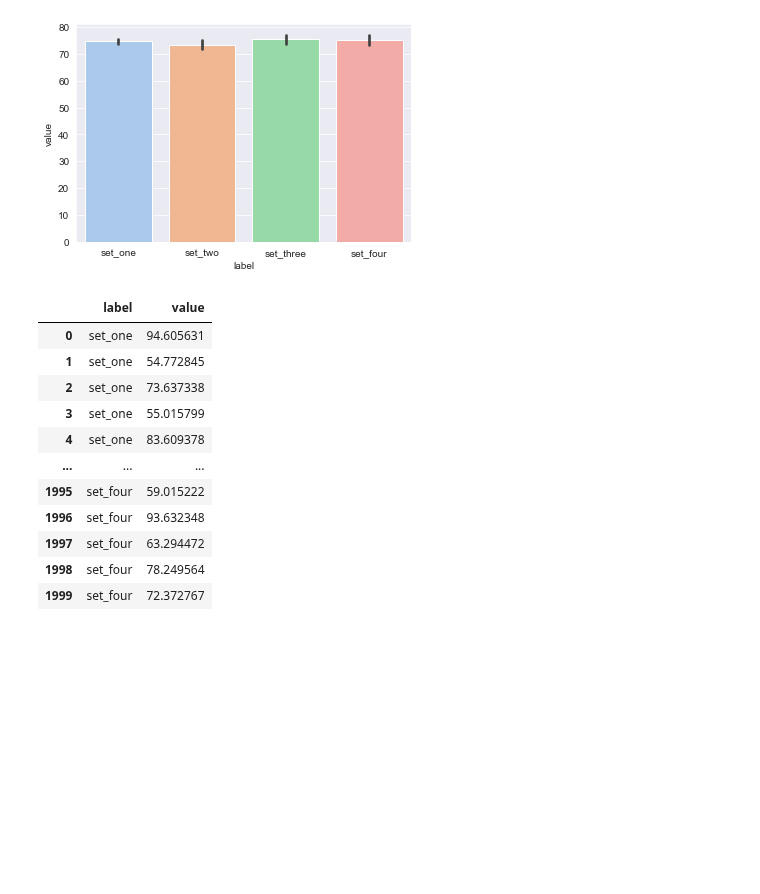
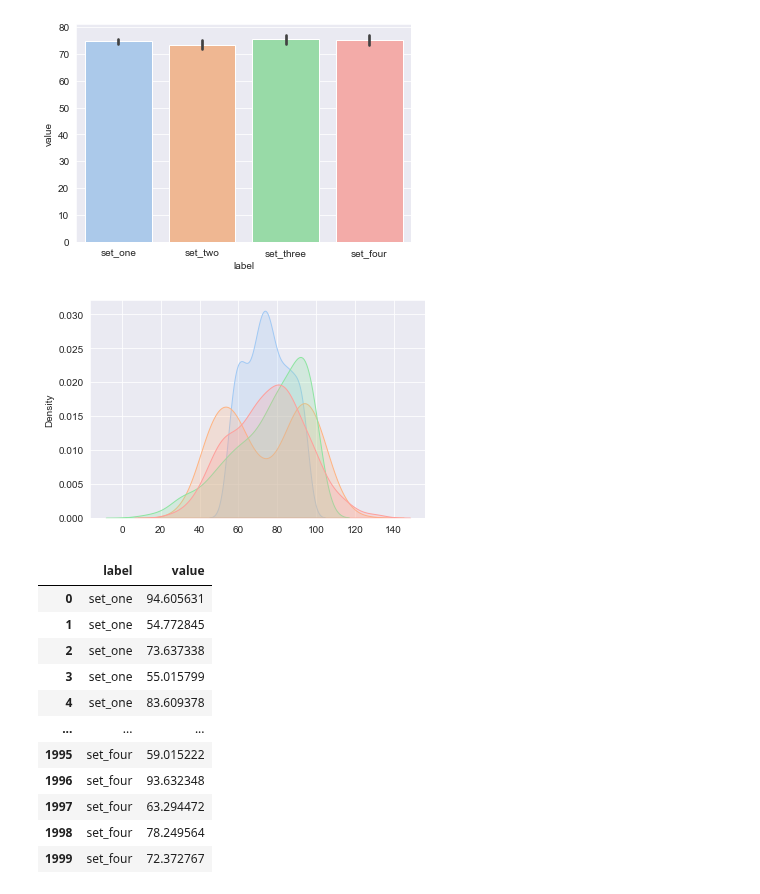
Before and after one commit to joeelorm/Data_Science, a Jupyter notebook: Data Visualization/Data Visualisation_4.ipynb, the cells around one changed output. Saved outputs shown, nothing was run; the diff lists cells and outputs as text; code cells hidden in the pictures; blank space fills up the shorter version.

```diff
--- a/Data Visualization/Data Visualisation_4.ipynb
+++ b/Data Visualization/Data Visualisation_4.ipynb
@@ -129,6 +129,19 @@ sns.barplot(x = df['label'], y = df['value'])
 plt.show()
 # %% [output]
 [figure]
+# %%
+# Setting styles:
+sns.set_style("darkgrid")
+sns.set_palette("pastel")
+
+# Add your code below:
+sns.kdeplot(set_one, shade = True)
+sns.kdeplot(set_two, shade = True)
+sns.kdeplot(set_three, shade = True)
+sns.kdeplot(set_four, shade = True)
+plt.show()
+# %% [output]
+[figure, added]
 # %%
 df
 # %% [output]
```
